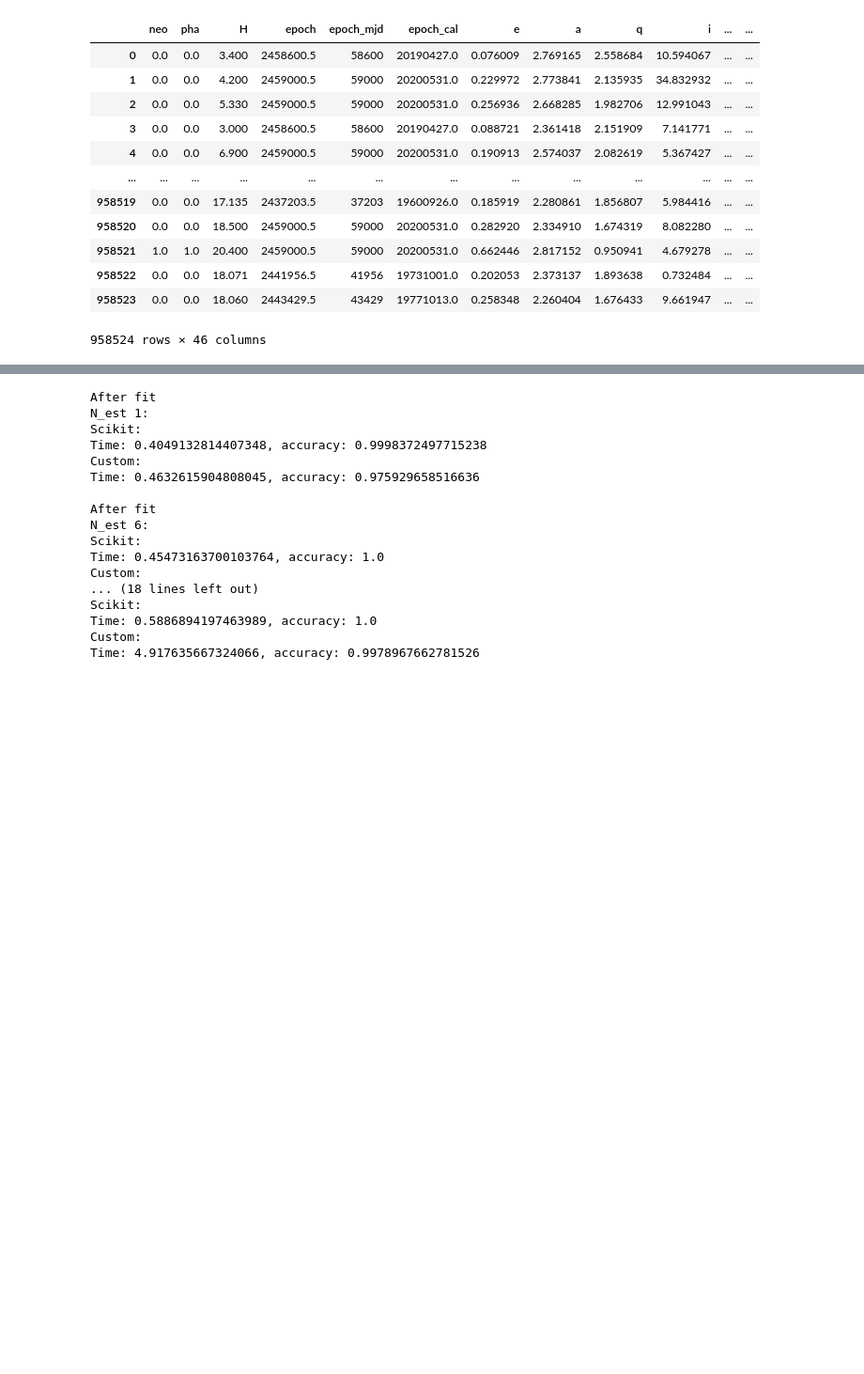
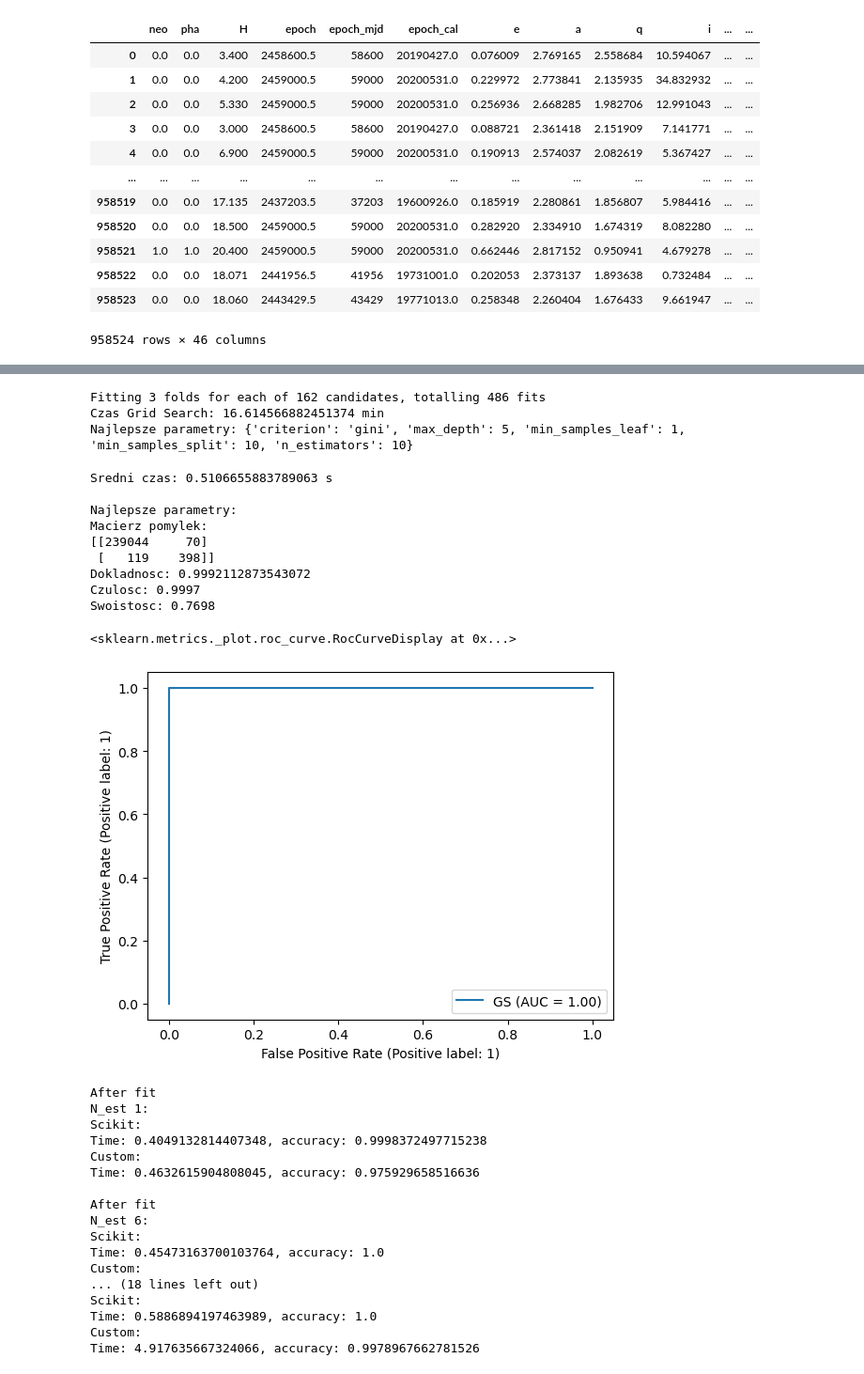
Before and after one commit to HaZhul/ML-models, a Jupyter notebook: 6Random_Forest/random_forest.ipynb, the cells around one changed output, grey strips where cells are left out. Shown at 94% size. Drawn from its saved outputs; the diff is of its cells as text; code cells hidden in the pictures; blank space fills up the shorter version.

```diff
--- a/6Random_Forest/random_forest.ipynb
+++ b/6Random_Forest/random_forest.ipynb
@@ -628,9 +628,9 @@ from sklearn.model_selection import GridSearchCV
 nasa_rf = RandomForestClassifier(random_state=index)
 
 param_grid = {
-    'n_estimators': [10, 20, 50, 100],
+    'n_estimators': [10, 20, 50],
     'criterion': ['gini', 'entropy'],
-    'max_depth': [5, 10, 15, 20],
+    'max_depth': [5, 10, 15],
     'min_samples_split': [2, 10, 20],
     'min_samples_leaf': [1, 4, 8]
 }
@@ -671,9 +678,9 @@ t_pha = np.array(nasa_data['pha'])
 X_pha_train, X_pha_test, y_pha_train, y_pha_test = train_test_split(X_pha, t_pha, test_size=0.25, stratify=t_pha, random_state=index)
 # %%
 param_grid = {
-    'n_estimators': [10, 20, 50, 100],
+    'n_estimators': [10, 20, 50],
     'criterion': ['gini', 'entropy'],
-    'max_depth': [5, 10, 15, 20],
+    'max_depth': [3, 4, 5],
     'min_samples_split': [2, 10, 20],
     'min_samples_leaf': [1, 4, 8]
 }
@@ -687,6 +694,33 @@ print(f'Czas Grid Search: {(end - start)/60} min')
 
 best_params = grid_search.best_params_
 print("Najlepsze parametry:", best_params)
+# %% [output]
+Fitting 3 folds for each of 162 candidates, totalling 486 fits
+Czas Grid Search: 16.614566882451374 min
+Najlepsze parametry: {'criterion': 'gini', 'max_depth': 5, 'min_samples_leaf': 1, 'min_samples_split': 10, 'n_estimators': 10}
+# %%
+best_estimator = grid_search.best_estimator_
+start = time.time()
+for i in range(100):
+    y_pha_pred = best_estimator.predict(X_pha_test)
+end = time.time()
+print(f'Sredni czas: {(end - start)/100} s')
+
+pred_info(y_pha_test, y_pha_pred, 'Najlepsze parametry')
+y_pha_scores = best_estimator.predict_proba(X_pha_test)[:, 1]
+RocCurveDisplay.from_predictions(y_pha_test, y_pha_scores, name='GS')
+# %% [output]
+Sredni czas: 0.5106655883789063 s
+
+Najlepsze parametry:
+Macierz pomylek:
+[[239044     70]
+ [   119    398]]
+Dokladnosc: 0.9992112873543072
+Czulosc: 0.9997
+Swoistosc: 0.7698
+<sklearn.metrics._plot.roc_curve.RocCurveDisplay at 0x...>
+[figure, added]
 # %%
 n_est = range(1, 22, 5)
 iterations = 5
```
Also changed, not shown: parts of 3 cells of this notebook, 1 other file.
